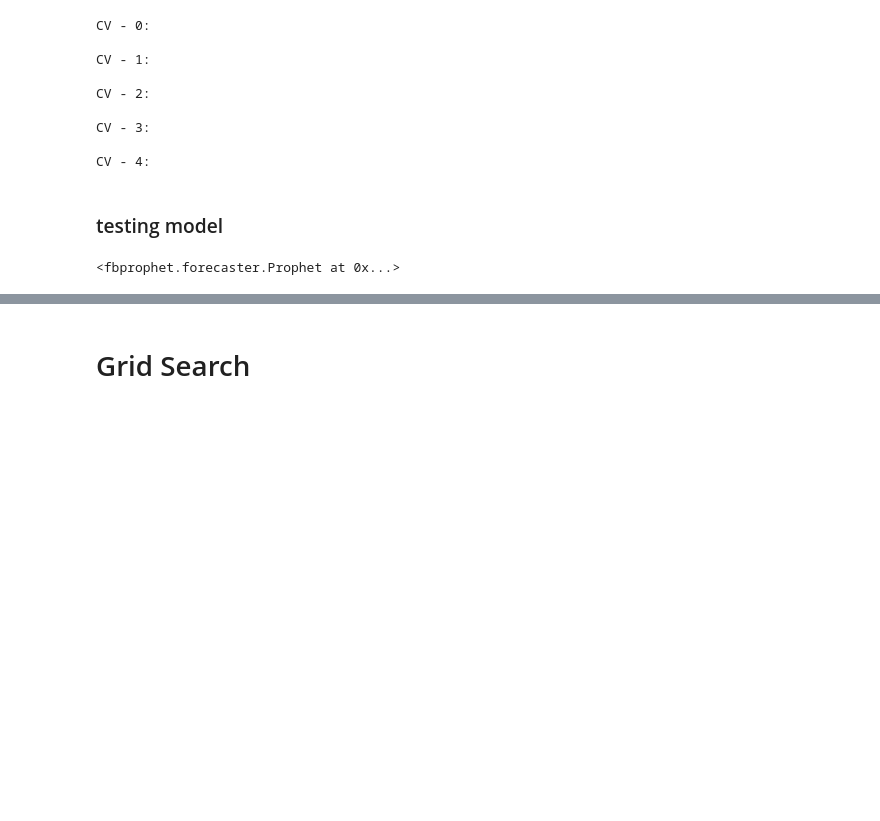
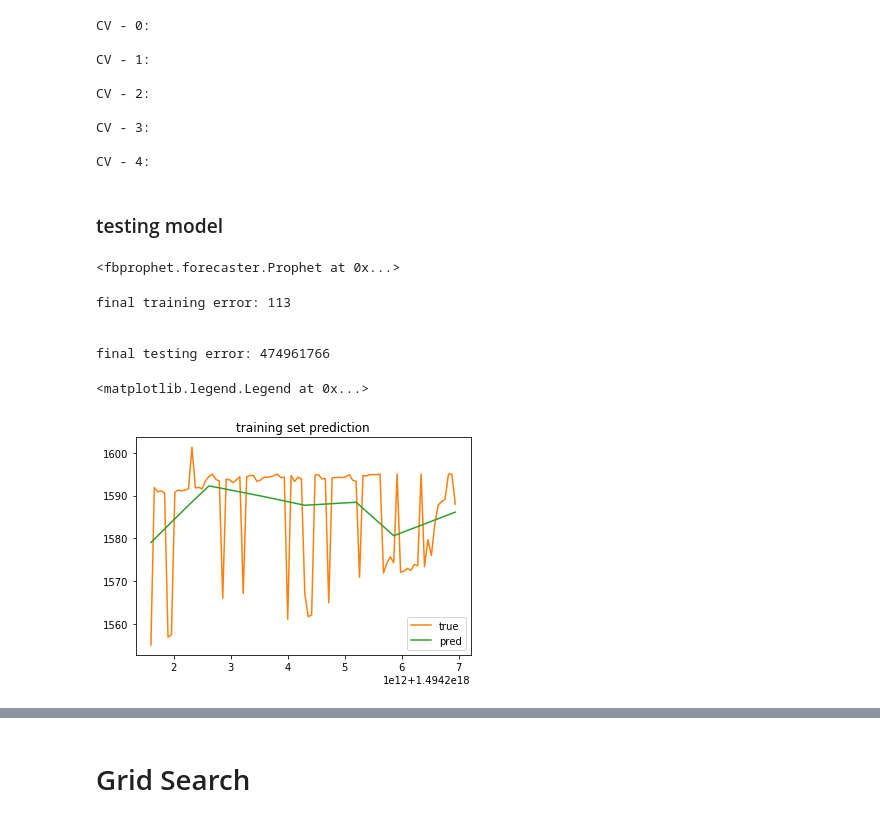
Before and after one commit to r50206v/E4729-Algorithm-Trading, a Jupyter notebook: project/Model-prophet.ipynb, the cells around one changed output, grey strips where cells are left out. Saved outputs shown, nothing was run; the diff lists cells and outputs as text; code cells hidden in the pictures; blank space fills up the shorter version.

```diff
--- a/project/Model-prophet.ipynb
+++ b/project/Model-prophet.ipynb
@@ -145,13 +145,25 @@ final_model.fit(data.iloc[trainIndex])
 future = final_model.make_future_dataframe(periods=len(testIndex))
 pred = final_model.predict(future)
 # %%
-print('final training error: \n')
-mean_squared_error(
+print('final training error: %2.f\n' % mean_squared_error(
     data.iloc[trainIndex]['y'],
     forecast['yhat'].iloc[:len(trainIndex)]
-)
-print('\nfinal testing error: \n')
-mean_squared_error(
+))
+
+print('\nfinal testing error: %2.f\n' % mean_squared_error(
     data.iloc[testIndex]['y'],
     forecast['yhat'].iloc[-len(testIndex):]
-)
+))
+# %% [output]
+final training error: 113
+
+
+final testing error: 474961766
+# %%
+plt.title('training set prediction')
+plt.plot(data.iloc[trainIndex]['ds'], data.iloc[trainIndex]['y'], color='C1', label='true')
+plt.plot(data.iloc[trainIndex]['ds'], forecast['yhat'].iloc[:len(trainIndex)], color='C2', label='pred')
+plt.legend()
+# %% [output]
+<matplotlib.legend.Legend at 0x...>
+[figure, added]
```
Also changed, not shown: parts of 1 cell of this notebook.
